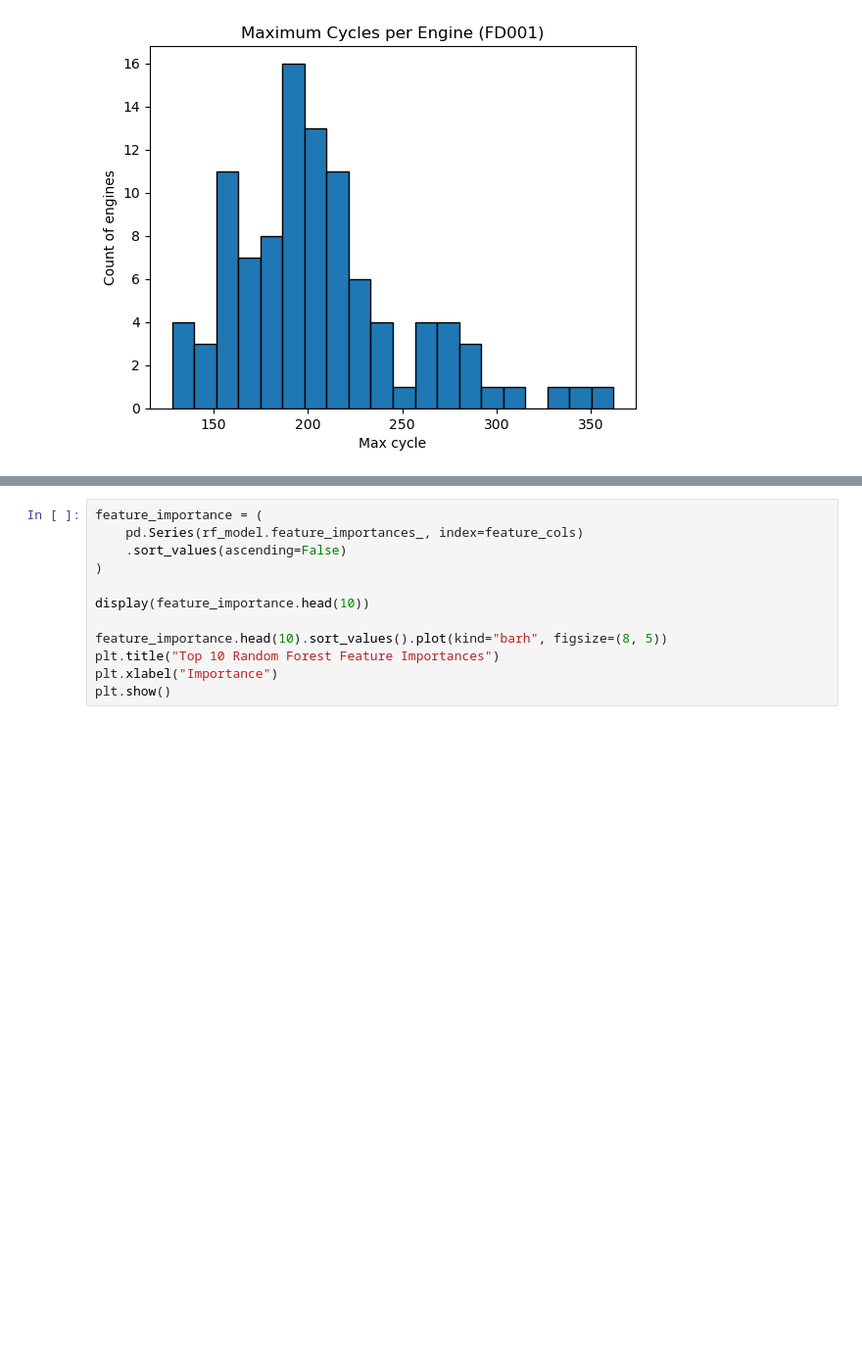
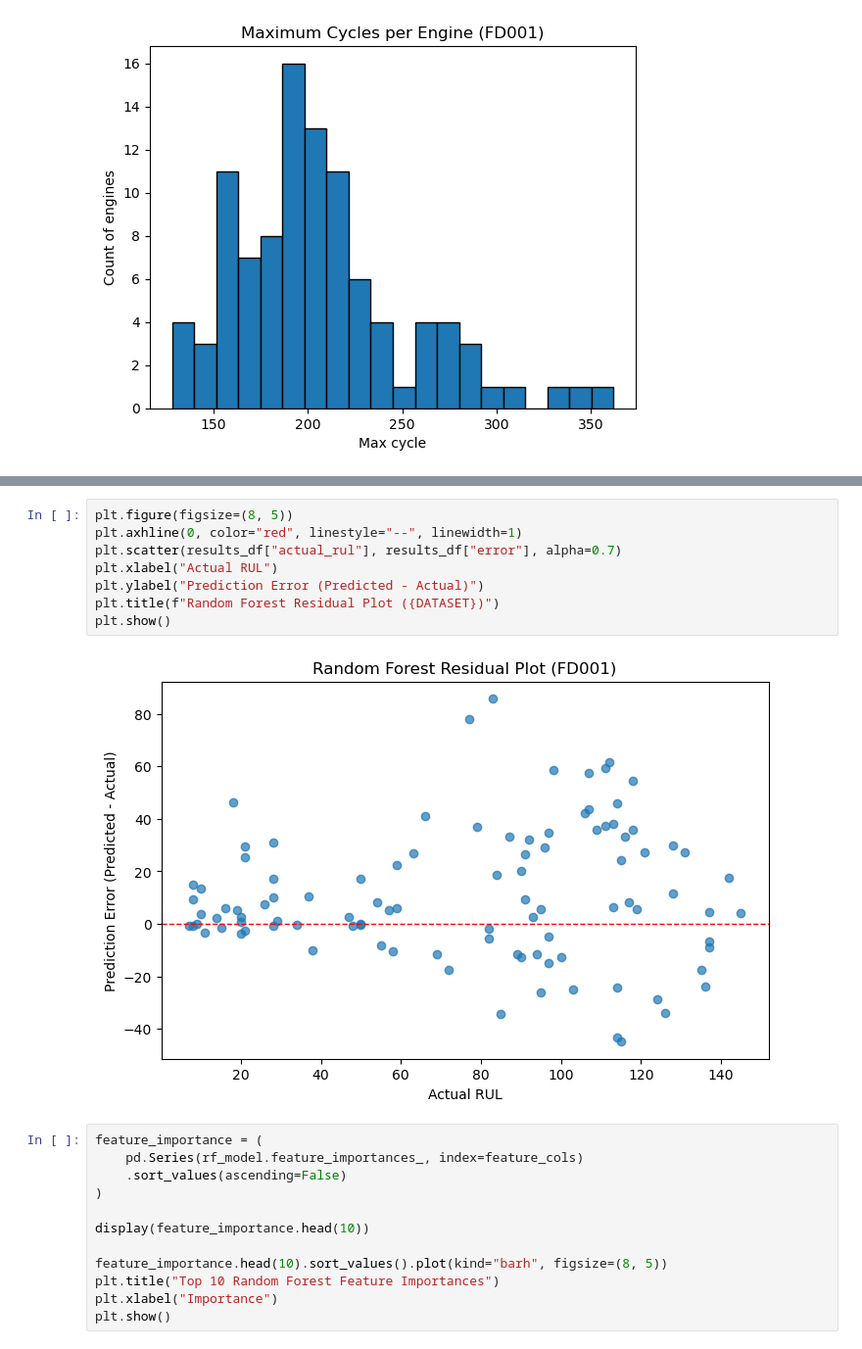
Before and after one commit to mdseqh/ML-Applications-on-Engine-RUL---MANU-465, a Jupyter notebook: random forest uncapped.ipynb, the cells around one changed output, grey strips where cells are left out. Shown at 98% size. Drawn from its saved outputs; the diff is of its cells as text; blank space fills up the shorter version.

Commit message:
over prediction or under

```diff
--- a/random forest uncapped.ipynb
+++ b/random forest uncapped.ipynb
@@ -170,3 +203,13 @@ Test R^2: 0.571
+# %%
+plt.figure(figsize=(8, 5))
+plt.axhline(0, color="red", linestyle="--", linewidth=1)
+plt.scatter(results_df["actual_rul"], results_df["error"], alpha=0.7)
+plt.xlabel("Actual RUL")
+plt.ylabel("Prediction Error (Predicted - Actual)")
+plt.title(f"Random Forest Residual Plot ({DATASET})")
+plt.show()
+# %% [output]
+[figure, added]
 # %%
 feature_importance = (
     pd.Series(rf_model.feature_importances_, index=feature_cols)
```
Also changed, not shown: parts of 7 cells of this notebook, 2 other files.
